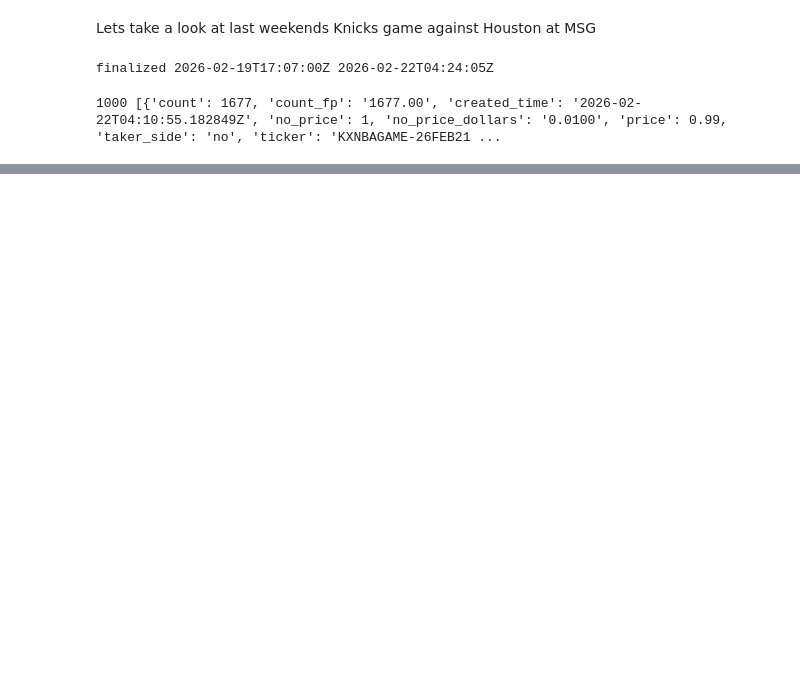
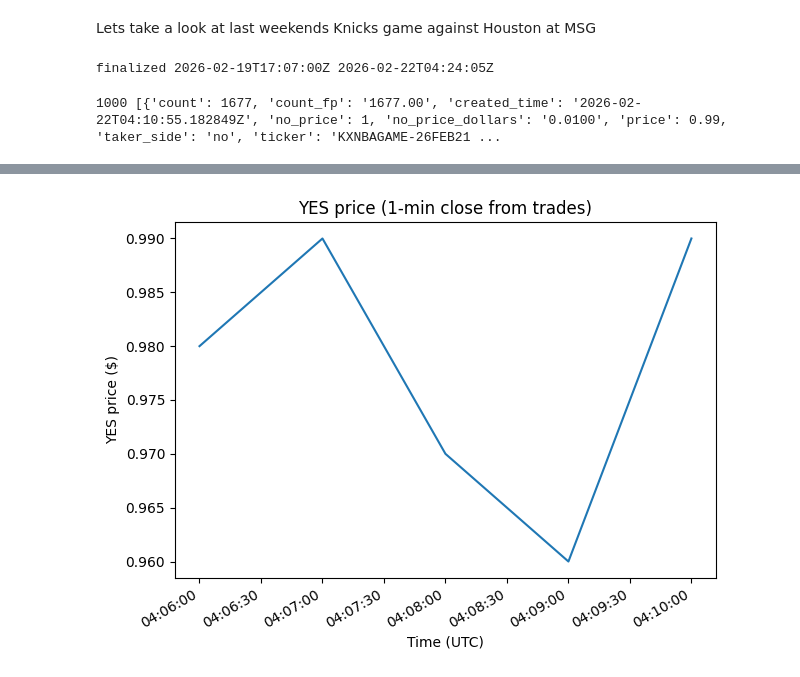
Before and after one commit to tanalytical/kalshi, a Jupyter notebook: KnicksHouston26FEB21HOUNYK.ipynb, the cells around one changed output, grey strips where cells are left out. Cells and saved outputs as stored; diff of their text form; code cells hidden in the pictures; blank space fills up the shorter version.

```diff
--- a/KnicksHouston26FEB21HOUNYK.ipynb
+++ b/KnicksHouston26FEB21HOUNYK.ipynb
@@ -38,0 +39,19 @@ Let's clean up the data and run this in 1 minute buckets (does anyone remember r
+# %%
+df = pd.DataFrame(trades).copy()
+# Parse types
+df["created_time"] = pd.to_datetime(df["created_time"], utc=True, errors="coerce")
+df["yes_price_dollars"] = pd.to_numeric(df["yes_price_dollars"], errors="coerce")
+df["count_fp"] = pd.to_numeric(df.get("count_fp", df.get("count")), errors="coerce")
+# Sort + set index for resample
+df = df.dropna(subset=["created_time", "yes_price_dollars"]).sort_values("created_time")
+df = df.set_index("created_time") #resampling requires a datetime index
+# 1-minute candles + volume
+minute = df.resample("1min").agg(
+    open=("yes_price_dollars", "first"),
+    high=("yes_price_dollars", "max"),
+    low =("yes_price_dollars", "min"),
+    close=("yes_price_dollars", "last"),
+    volume=("count_fp", "sum"),
+)
+# Keep only minutes with at least one trade
+minute = minute.dropna(subset=["open"])
@@ -38,0 +68,13 @@ Let's clean up the data and run this in 1 minute buckets (does anyone remember r
+# %%
+import matplotlib.pyplot as plt
+
+plt.figure()
+plt.plot(minute.index, minute["close"])
+plt.xlabel("Time (UTC)")
+plt.ylabel("YES price ($)")
+plt.title("YES price (1-min close from trades)")
+plt.xticks(rotation=30, ha="right")
+plt.tight_layout()
+plt.show()
+# %% [output]
+[figure, added]
```
Also changed, not shown: parts of 2 cells of this notebook.
